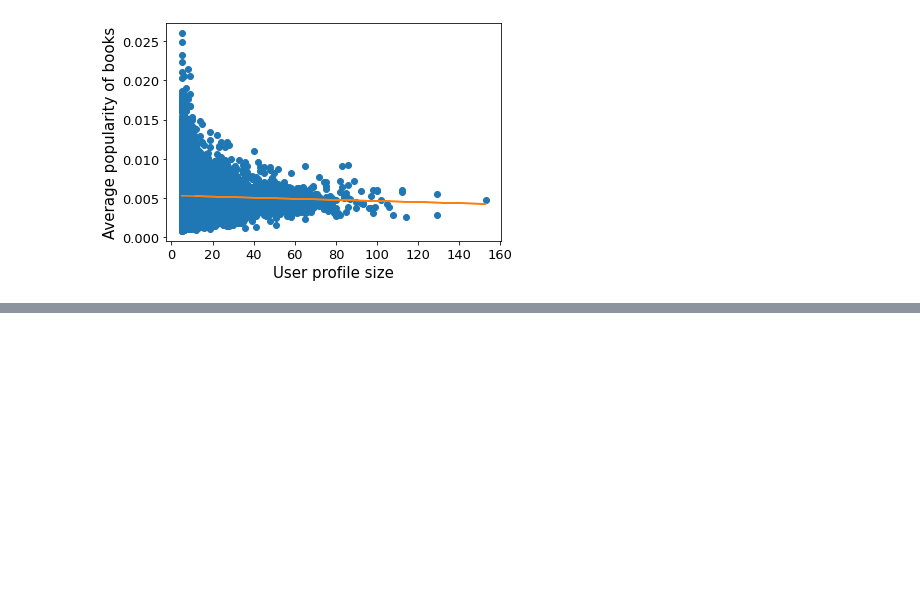
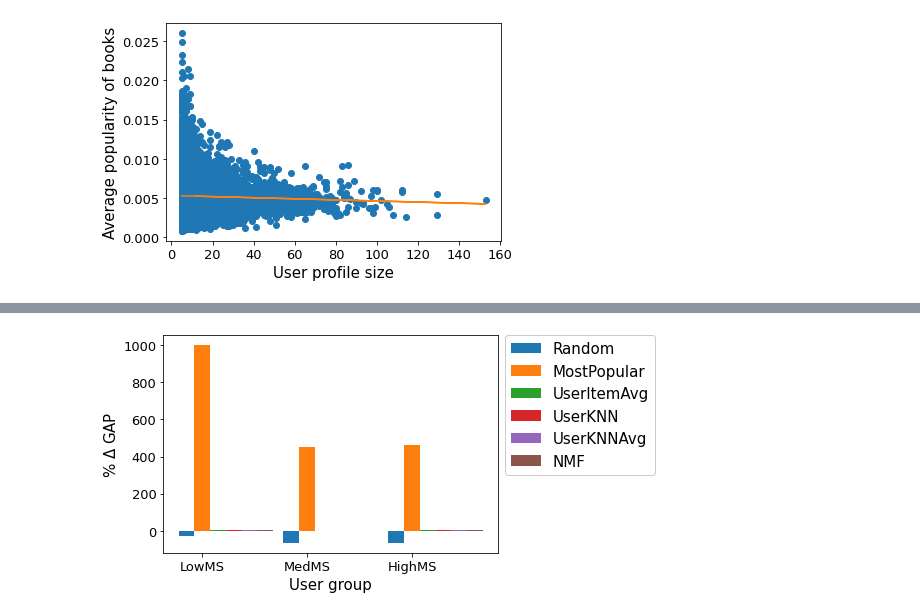
Before and after one commit to rahmanidashti/FairBook, a Jupyter notebook: book_fairness.ipynb, the cells around one changed output, grey strips where cells are left out. Cells and saved outputs as stored; diff of their text form; code cells hidden in the pictures; blank space fills up the shorter version.

```diff
--- a/book_fairness.ipynb
+++ b/book_fairness.ipynb
@@ -251,0 +296,5 @@ df_events
+# %%
+# The columns must correspond to user id, item id and ratings (in that order).
+data = Dataset.load_from_df(df_events, reader)
+# %%
+trainset, testset = train_test_split(data, test_size = 0.2, random_state = my_seed)
@@ -251,0 +492,46 @@ df_events
+# %%
+low_gap_vals = []
+medium_gap_vals = []
+high_gap_vals = []
+
+for i in range(0, len(algos)):
+    low_gap_vals.append((low_rec_gap_list[i] - low_gap) / low_gap * 100)
+    medium_gap_vals.append((medium_rec_gap_list[i] - medium_gap) / medium_gap * 100)
+    high_gap_vals.append((high_rec_gap_list[i] - high_gap) / high_gap * 100)
+# %%
+# set width of bar
+barWidth = 0.15
+
+# set height of bar
+bars1 = [low_gap_vals[0], medium_gap_vals[0], high_gap_vals[0]]
+bars2 = [low_gap_vals[1], medium_gap_vals[1], high_gap_vals[1]]
+bars3 = [low_gap_vals[2], medium_gap_vals[2], high_gap_vals[2]]
+bars4 = [low_gap_vals[3], medium_gap_vals[3], high_gap_vals[3]]
+bars5 = [low_gap_vals[4], medium_gap_vals[4], high_gap_vals[4]]
+bars6 = [low_gap_vals[5], medium_gap_vals[5], high_gap_vals[5]]
+
+# Set position of bar on X axis
+r1 = np.arange(len(bars1))
+r2 = [x + barWidth for x in r1]
+r3 = [x + barWidth for x in r2]
+r4 = [x + barWidth for x in r3]
+r5 = [x + barWidth for x in r4]
+r6 = [x + barWidth for x in r5]
+
+# Make the plot
+plt.bar(r1, bars1, width=barWidth, label='Random')
+plt.bar(r2, bars2, width=barWidth, label='MostPopular')
+plt.bar(r3, bars3, width=barWidth, label='UserItemAvg')
+plt.bar(r4, bars4, width=barWidth, label='UserKNN')
+plt.bar(r5, bars5, width=barWidth, label='UserKNNAvg')
+plt.bar(r6, bars6, width=barWidth, label='NMF')
+
+# Add xticks on the middle of the group bars + show legend
+plt.xlabel('User group', fontsize='15')
+plt.ylabel('% $\Delta$ GAP', fontsize='15')
+plt.xticks([r + barWidth for r in range(len(bars1))], ['LowMS', 'MedMS', 'HighMS'], fontsize='13')
+plt.yticks(fontsize='13')
+plt.legend(bbox_to_anchor=(1.02, 1), loc=2, borderaxespad=0., framealpha=1, fontsize='15')
+plt.savefig(f'plots/{feedback}/gap_analysis.pdf', dpi=300, bbox_inches='tight')
+# %% [output]
+[figure, added]
```
Also changed, not shown: parts of 25 cells of this notebook, 43 other files.
